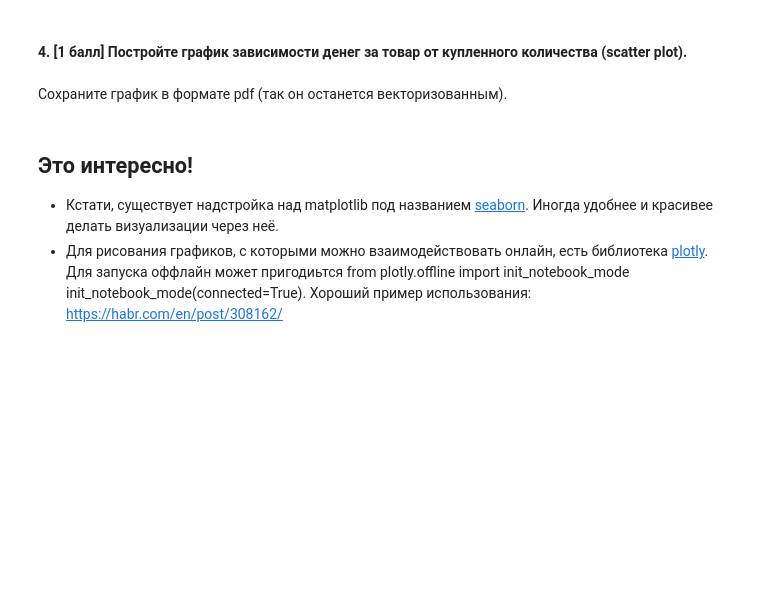
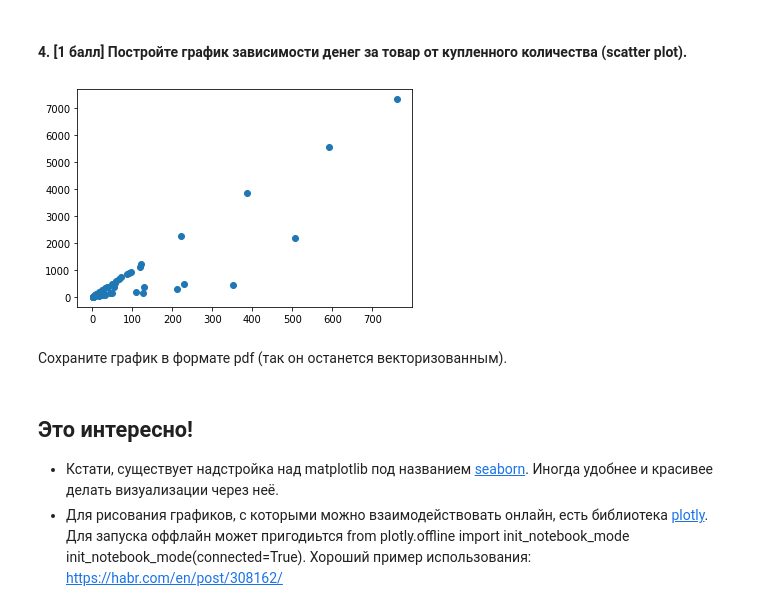
Before and after one commit to paniquex/ML_DS_practice, a Jupyter notebook: MMRO/HW_01/homework-practice-01.ipynb, the cells around one changed output. Saved outputs shown, nothing was run; the diff lists cells and outputs as text; code cells hidden in the pictures; blank space fills up the shorter version.

```diff
--- a/MMRO/HW_01/homework-practice-01.ipynb
+++ b/MMRO/HW_01/homework-practice-01.ipynb
@@ -250,0 +256,3 @@ data['item_name'].value_counts().index[0]
+# %%
+data_grouped_itm = data.groupby(by='item_name').sum().copy()
+data_grouped_itm.sort_values(by='quantity', ascending=False).index[0]
@@ -413,3 +467,7 @@ plt.show()
+# %%
+ax = plt.scatter(y=data_grouped_itm['item_price_flt'], x=data_grouped_itm['quantity'])
+# %% [output]
+[figure, added]
 # %% [markdown]
 Сохраните график в формате pdf (так он останется векторизованным).
 # %%
```
Also changed, not shown: parts of 19 cells of this notebook, 1 other file.
